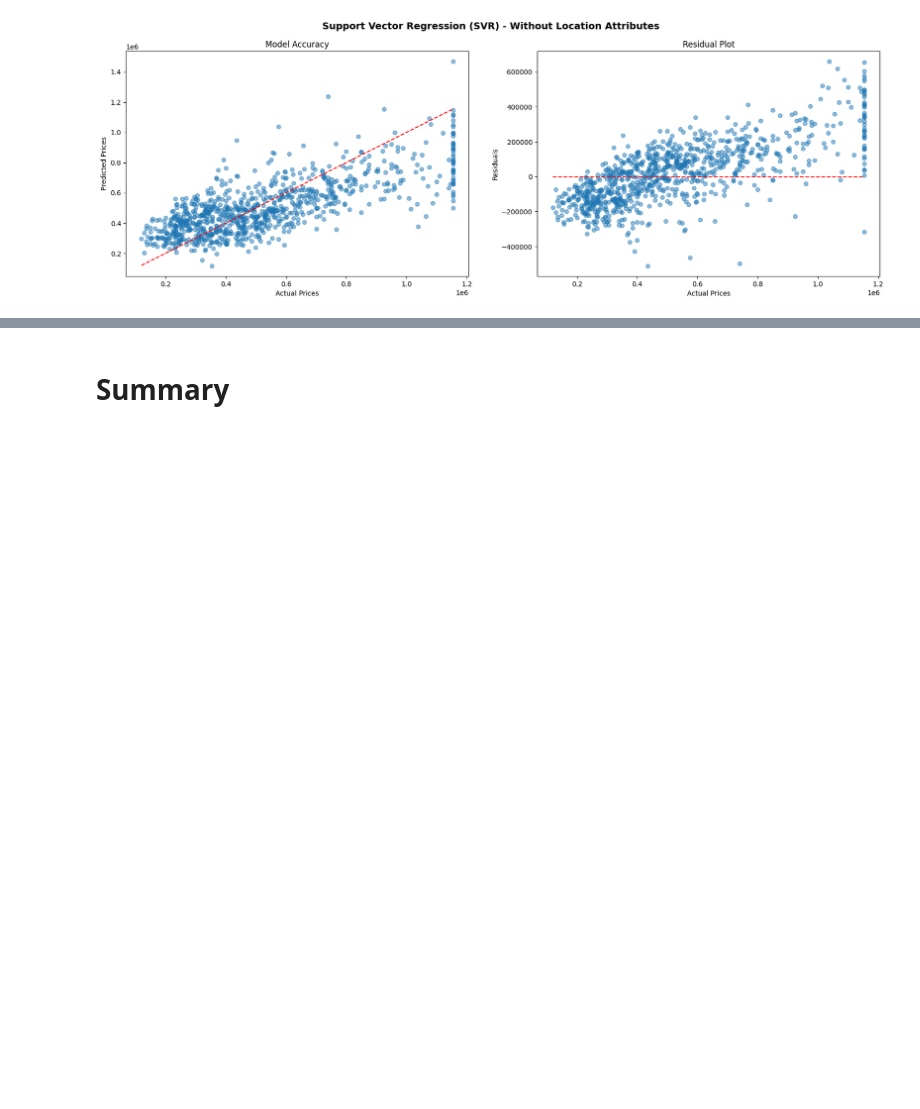
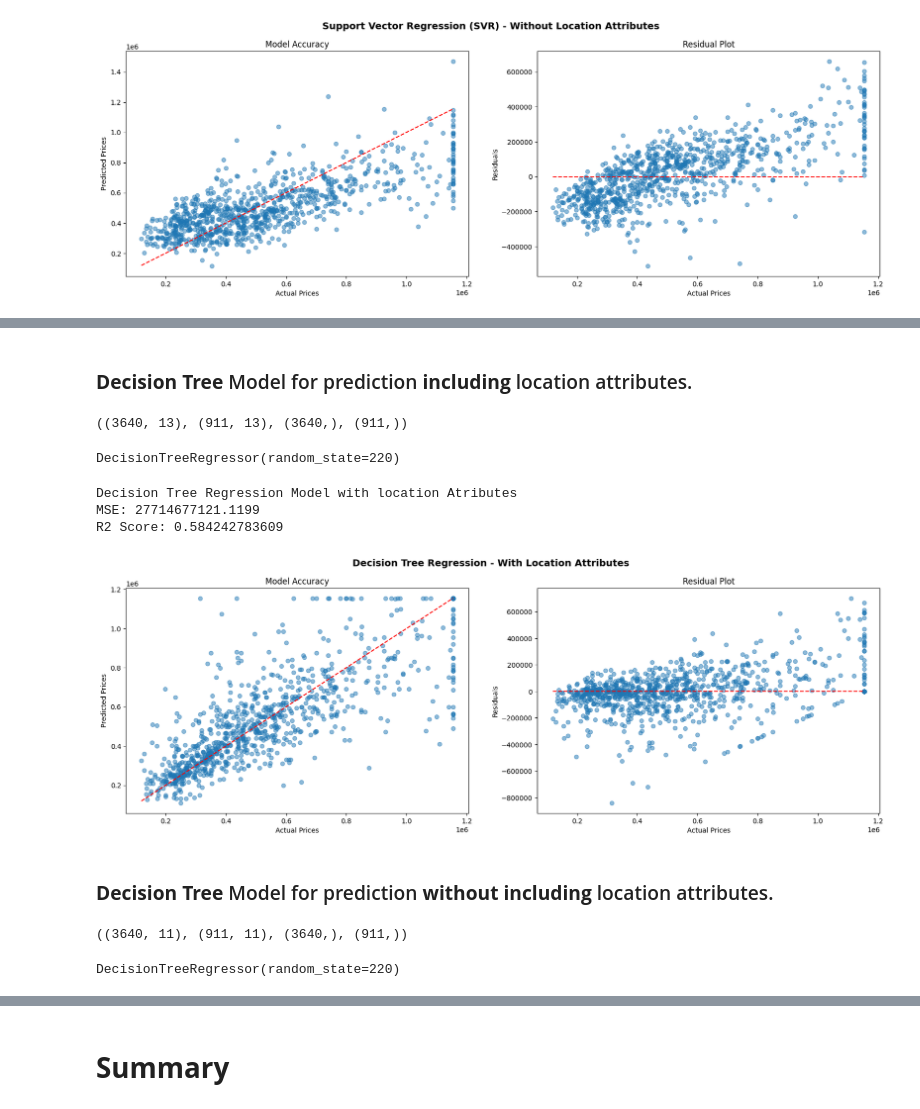
Before and after one commit to MuneefMumthas/CO538-Muneef-22206529, a Jupyter notebook: CO538_CW1_MLProject_Muneef_22206529.ipynb, the cells around one changed output, grey strips where cells are left out. Saved outputs shown, nothing was run; the diff lists cells and outputs as text; code cells hidden in the pictures; blank space fills up the shorter version.

Commit message:
added 2 models for decision tree regression, adjusted the layouts

```diff
--- a/CO538_CW1_MLProject_Muneef_22206529.ipynb
+++ b/CO538_CW1_MLProject_Muneef_22206529.ipynb
@@ -826,0 +835,61 @@ plt.show()
+# %% [markdown]
+### **Decision Tree** Model for prediction **including** location attributes.
+# %%
+Data_X = df.drop(columns=['price'], axis=1)
+Data_Y = df['price']
+
+# split the training and test sets
+from sklearn.model_selection import train_test_split
+
+X_train, X_test, y_train, y_test = train_test_split(Data_X, Data_Y, test_size=0.2, random_state=92)
+# %%
+X_train.shape, X_test.shape, y_train.shape, y_test.shape
+# %% [output]
+((3640, 13), (911, 13), (3640,), (911,))
+# %%
+#Importing the model
+from sklearn.tree import DecisionTreeRegressor
+
+#Fitting the dataset into the model
+Tree_Model = DecisionTreeRegressor(random_state=220)
+Tree_Model.fit(X_train, y_train)
+# %% [output]
+DecisionTreeRegressor(random_state=220)
+# %%
+predictions = Tree_Model.predict(X_test)
+MSE_DTree_With_Location = metrics.mean_squared_error(y_test, predictions)
+R2_DTree_With_Location = r2_score(y_test, predictions)
+print('Decision Tree Regression Model with location Atributes')
+print(f'MSE: {MSE_DTree_With_Location:.4f}')
+print(f'R2 Score: {R2_DTree_With_Location:.12f}')
+# %% [output]
+Decision Tree Regression Model with location Atributes
+MSE: 27714677121.1199
+R2 Score: 0.584242783609
+# %%
+plt.figure(figsize=(20, 6))
+residuals = y_test - predictions
+
+# Scatter plot for accuracy
+plt.subplot(1, 2, 1)
+plt.scatter(y_test, predictions, alpha=0.5)
+plt.plot([y_test.min(), y_test.max()], [y_test.min(), y_test.max()], 'r--')
+plt.xlabel('Actual Prices')
+plt.ylabel('Predicted Prices')
+plt.title('Model Accuracy')
+
+# Residual plot
+plt.subplot(1, 2, 2)
+plt.scatter(y_test, residuals, alpha=0.5)
+plt.hlines(y=0, xmin=y_test.min(), xmax=y_test.max(), colors='r', linestyles='dashed')
+plt.xlabel('Actual Prices')
+plt.ylabel('Residuals')
+plt.title('Residual Plot')
+
+plt.suptitle('Decision Tree Regression - With Location Attributes', fontsize=14, fontweight='bold')
+
+plt.show()
+# %% [output]
+[figure, added]
+# %% [markdown]
+### **Decision Tree** Model for prediction **without including** location attributes.
@@ -826,0 +903,13 @@ plt.show()
+# %%
+X_train.shape, X_test.shape, y_train.shape, y_test.shape
+# %% [output]
+((3640, 11), (911, 11), (3640,), (911,))
+# %%
+#Importing the model
+from sklearn.tree import DecisionTreeRegressor
+
+#Fitting the dataset into the model
+Tree_Model = DecisionTreeRegressor(random_state=220)
+Tree_Model.fit(X_train, y_train)
+# %% [output]
+DecisionTreeRegressor(random_state=220)
```
Also changed, not shown: parts of 6 cells of this notebook.
